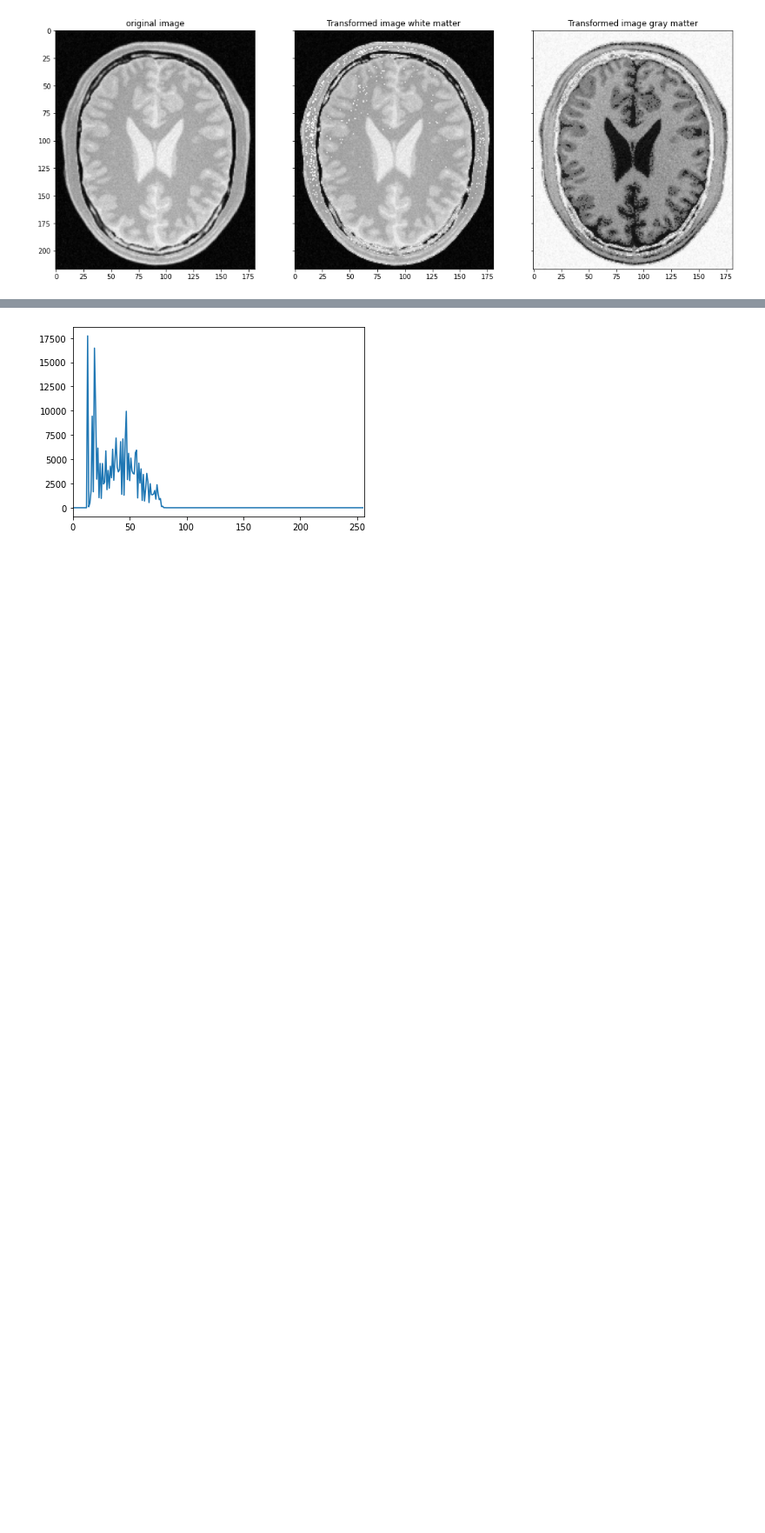
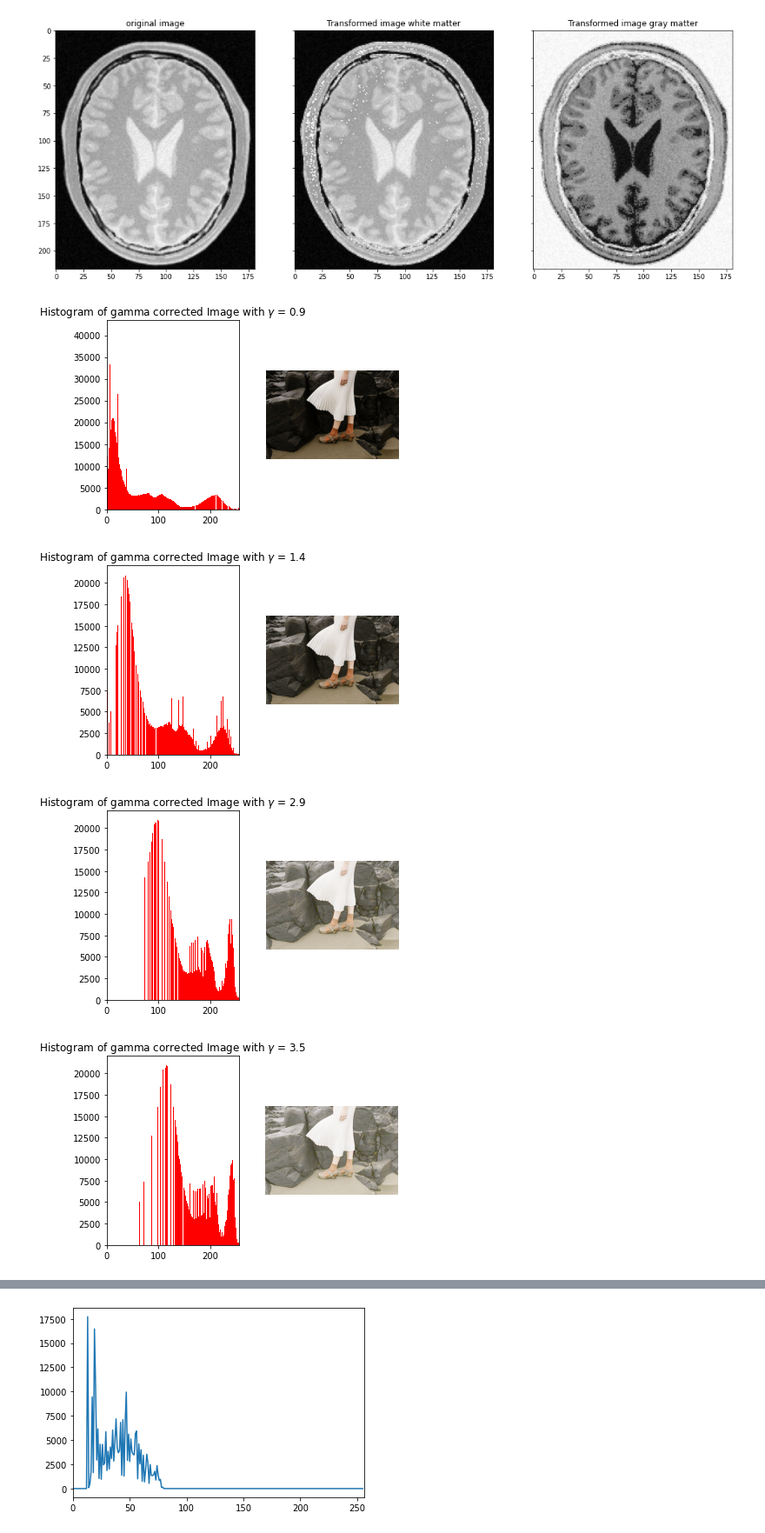
Before and after one commit to pankajan-T/Image-Processing-Fundamental, a Jupyter notebook: Ass1/Assignment1.ipynb, the cells around one changed output, grey strips where cells are left out. Shown at 87% size. Drawn from its saved outputs; the diff is of its cells as text; code cells hidden in the pictures; blank space fills up the shorter version.

```diff
--- a/Ass1/Assignment1.ipynb
+++ b/Ass1/Assignment1.ipynb
@@ -103,11 +104,26 @@ def gammaCorrection(src, gamma):
     table = np.array(table, np.uint8)
 
     return cv.LUT(src, table)
-# %%
-img = cv.imread('highlights_and_shadows.jpg')
-gammaImg = gammaCorrection(img, 2.2)
-
-cv.imshow('Original image', img)
-cv.imshow('Gamma corrected image', gammaImg)
-cv.waitKey(0)
-cv.destroyAllWindows()
+# %%
+img = cv.imread('highlights_and_shadows.jpg')
+
+for i in range(10):
+    gamma = i+rand.randint(0,9)*0.1
+    gammaImg = gammaCorrection(img,gamma)
+    fig,ax=plt.subplots(1,2)
+    ax[0].hist(gammaImg.flatten(),256,[0,256],color = 'r')
+    ax[0].set_xlim([0,256])
+    ax[0].set_title('Histogram of gamma corrected Image with $\gamma$ = {0}'.format(gamma))
+    ax[1].imshow(cv.cvtColor(gammaImg,cv.COLOR_BGR2RGB))
+    ax[1].axis('off')
+    plt.show()
+
+# cv.imshow('Original image', img)
+# cv.imshow('Gamma corrected image', gammaImg)
+# cv.waitKey(0)
+# cv.destroyAllWindows()
+# %% [output]
+[figure, added]
+[figure, added]
+[figure, added]
+[figure, added]
```
Also changed, not shown: parts of 2 cells of this notebook.
